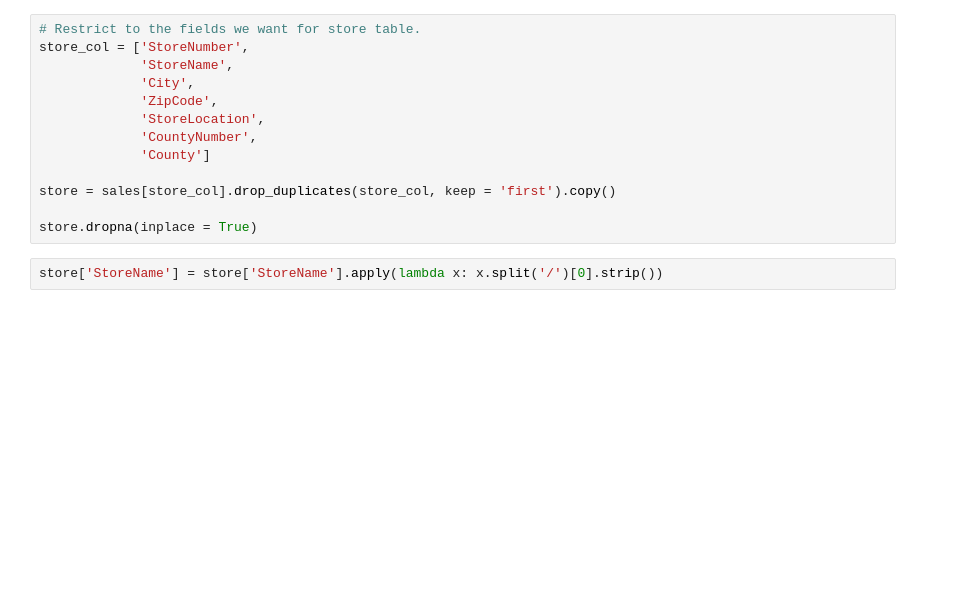
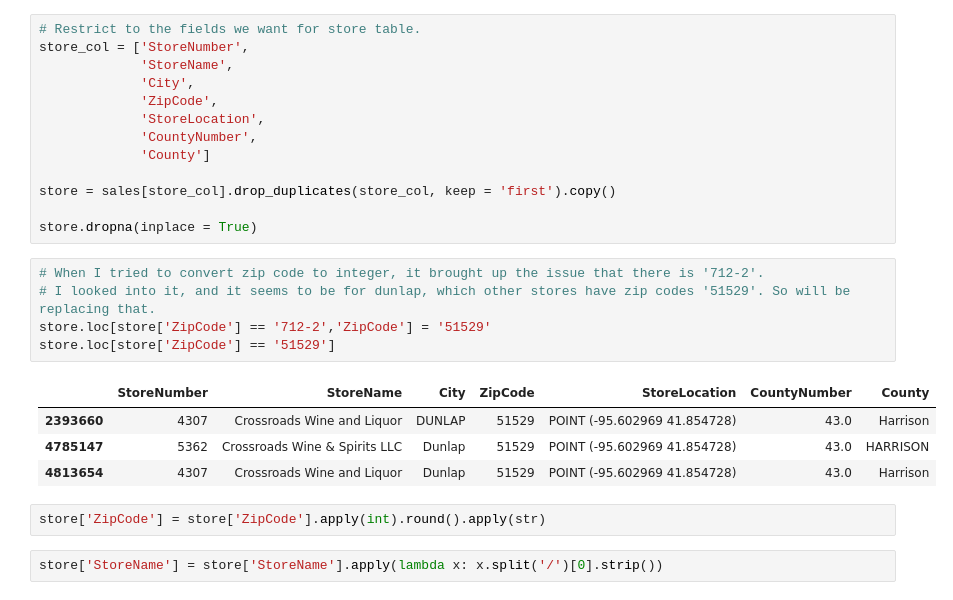
Before and after one commit to WilliamJHan/Iowa_Liquor_Sales, a Jupyter notebook: LiquorSales_DB.ipynb, the cells around one changed output. Drawn from its saved outputs; the diff is of its cells as text; blank space fills up the shorter version.

```diff
--- a/LiquorSales_DB.ipynb
+++ b/LiquorSales_DB.ipynb
@@ -476,6 +460,18 @@ store_col = ['StoreNumber',
 store = sales[store_col].drop_duplicates(store_col, keep = 'first').copy()
 
 store.dropna(inplace = True)
+# %%
+# When I tried to convert zip code to integer, it brought up the issue that there is '712-2'.
+# I looked into it, and it seems to be for dunlap, which other stores have zip codes '51529'. So will be replacing that.
+store.loc[store['ZipCode'] == '712-2','ZipCode'] = '51529'
+store.loc[store['ZipCode'] == '51529']
+# %% [output]
+|  | StoreNumber | StoreName | City | ZipCode | StoreLocation | CountyNumber | County |
+| 2393660 | 4307 | Crossroads Wine and Liquor | DUNLAP | 51529 | POINT (-95.602969 41.854728) | 43.0 | Harrison |
+| 4785147 | 5362 | Crossroads Wine & Spirits LLC | Dunlap | 51529 | POINT (-95.602969 41.854728) | 43.0 | HARRISON |
+| 4813654 | 4307 | Crossroads Wine and Liquor | Dunlap | 51529 | POINT (-95.602969 41.854728) | 43.0 | Harrison |
+# %%
+store['ZipCode'] = store['ZipCode'].apply(int).round().apply(str)
 # %%
 store['StoreName'] = store['StoreName'].apply(lambda x: x.split('/')[0].strip())
 # %%
```
Also changed, not shown: parts of 21 cells of this notebook, 1 other file.
